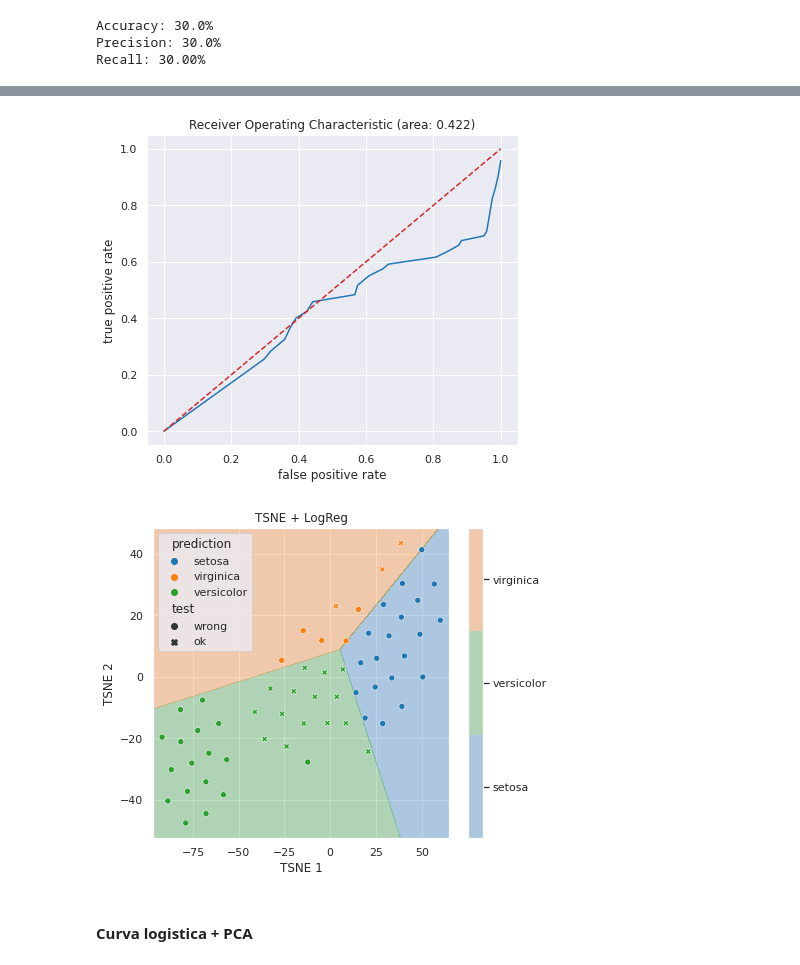
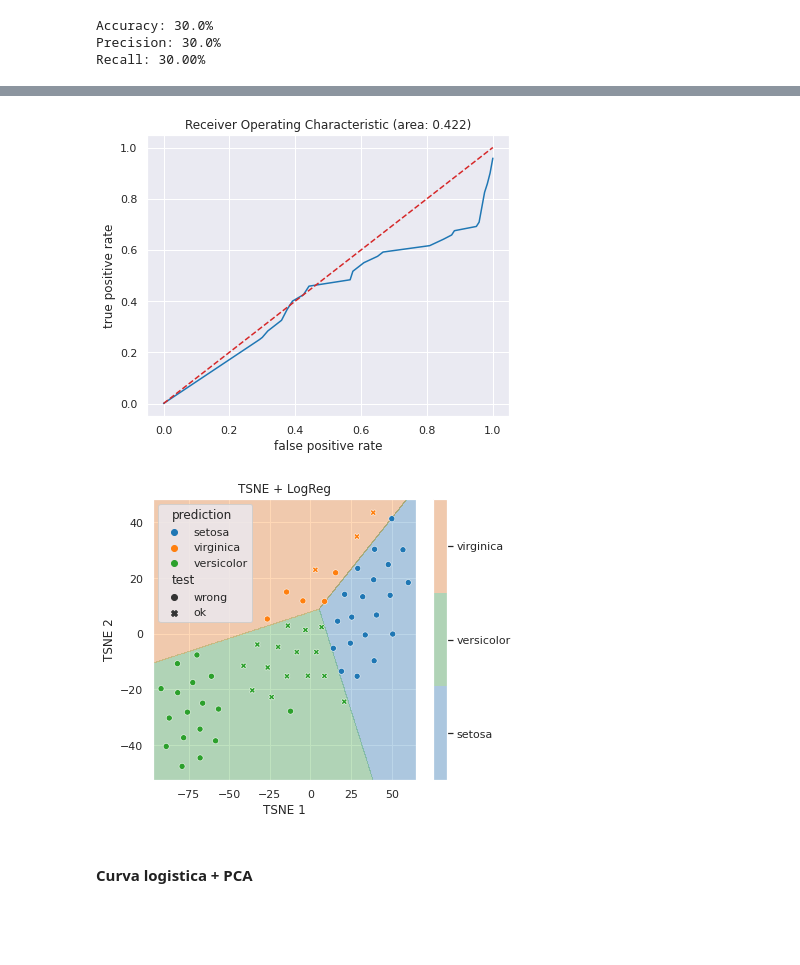
Before and after one commit to thesfinox/demo-liceo, a Jupyter notebook: demo_20210527.ipynb, the cells around one changed output, grey strips where cells are left out. Cells and saved outputs as stored; diff of their text form; code cells hidden in the pictures; blank space fills up the shorter version.

```diff
--- a/demo_20210527.ipynb
+++ b/demo_20210527.ipynb
@@ -254,28 +262,12 @@ ax.set(xlabel='recall', ylabel='precision', title='Precision vs Recall');
 # %%
 fpr, tpr, _ = roc_curve(y_test_dummy.ravel(), y_prob.ravel())
+score       = roc_auc_score(y_test_dummy.ravel(), y_prob.ravel())
 
-fig, ax = utils.subplots()
+_, ax = subplots()
 
-sns.lineplot(x=fpr,
-             y=tpr,
-             ci=None,
-             ax=ax
-            )
-
-sns.lineplot(x=np.linspace(0.0, 1.0, num=100),
-             y=np.linspace(0.0, 1.0, num=100),
-             color='tab:red',
-             linestyle='--',
-             ax=ax
-            )
-
-score = roc_auc_score(y_test_dummy.ravel(), y_prob.ravel())
-ax.set(xlabel='false positive rate',
-       ylabel='true positive rate',
-       title=f'Receiver Operating Characteristic (area: {score:.3f})'
-      );
+plot_roc_curve(fpr, tpr, score, ax)
 # %% [output]
-[figure, old version]
+[figure, new version]
 # %%
 x = np.arange(d_rep['tsne_1'].min() - 5.0, d_rep['tsne_1'].max() + 5.0, 0.1)
 y = np.arange(d_rep['tsne_2'].min() - 5.0, d_rep['tsne_2'].max() + 5.0, 0.1)
@@ -283,17 +275,17 @@ x_grid, y_grid = np.meshgrid(x, y)
 grid = np.c_[x_grid.ravel(), y_grid.ravel()]
 bnd  = lr.predict(grid).reshape(x_grid.shape)
 
-fig, ax = utils.subplots()
+fig, ax = subplots()
 
 c = ax.contourf(x_grid,
                 y_grid,
                 bnd,
-                levels=[-1, 0, 1, 2],
+                levels=range(-1, 3),
                 colors=[sns.color_palette(n_colors=3)[i] for i in [0, 2, 1]],
                 alpha=0.3
                )
 
-cbar = fig.colorbar(c, ticks=[-0.5, 0.5, 1.5], ax=ax)
+cbar = fig.colorbar(c, ticks=np.arange(3) - 0.5, ax=ax)
 cbar.set_ticklabels(names)
 
 sns.scatterplot(data=d_rep,
@@ -304,9 +296,11 @@ sns.scatterplot(data=d_rep,
                 ax=ax
                )
 
-ax.set(xlabel='TSNE 1', ylabel='TSNE 2', title='TSNE + LogReg');
+ax.set(xlabel='TSNE 1', ylabel='TSNE 2', title='TSNE + LogReg')
+
+plt.tight_layout()
 # %% [output]
-[figure, old version]
+[figure, new version]
 # %% [markdown]
 #### Curva logistica + PCA
 # %%
```
Also changed, not shown: parts of 59 cells of this notebook, 3 other files.
